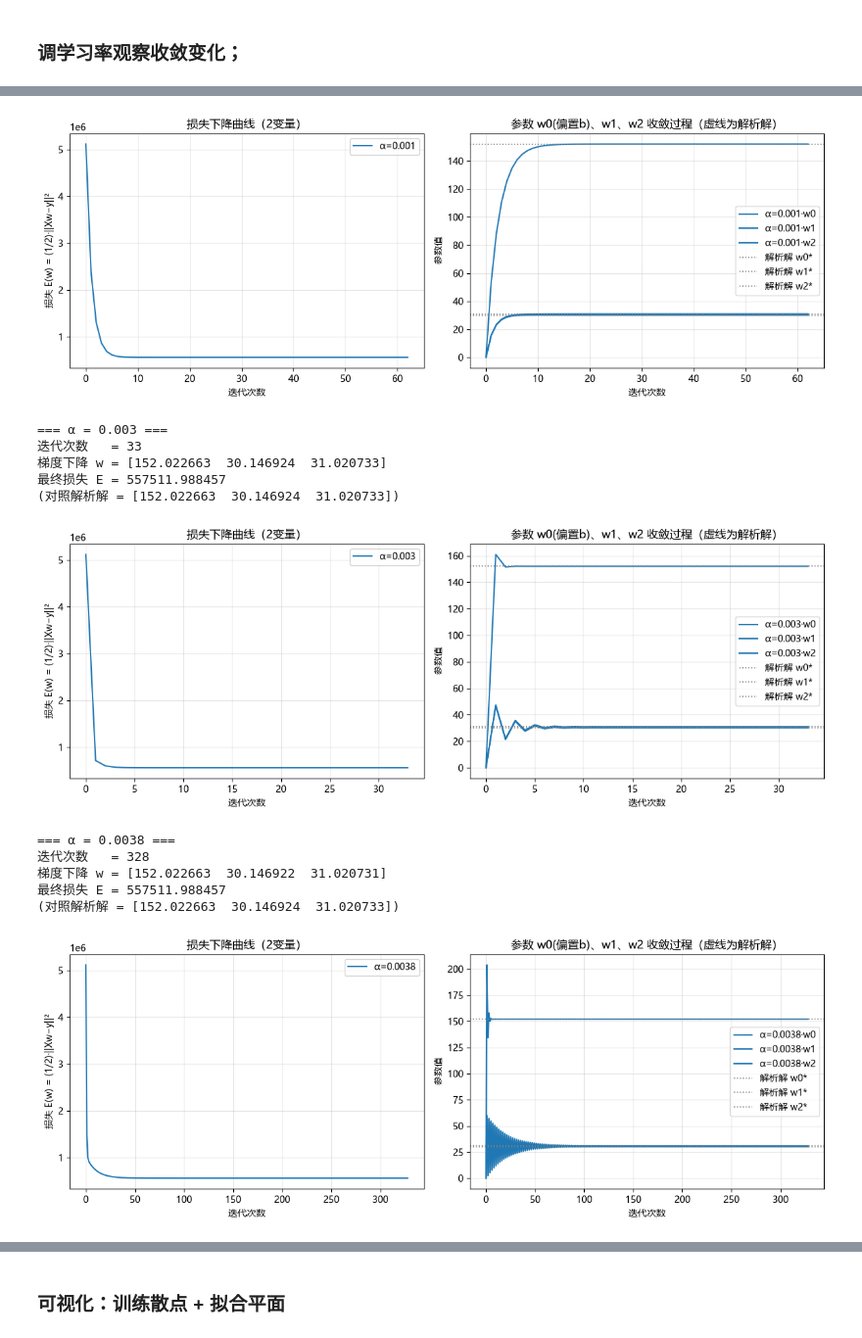
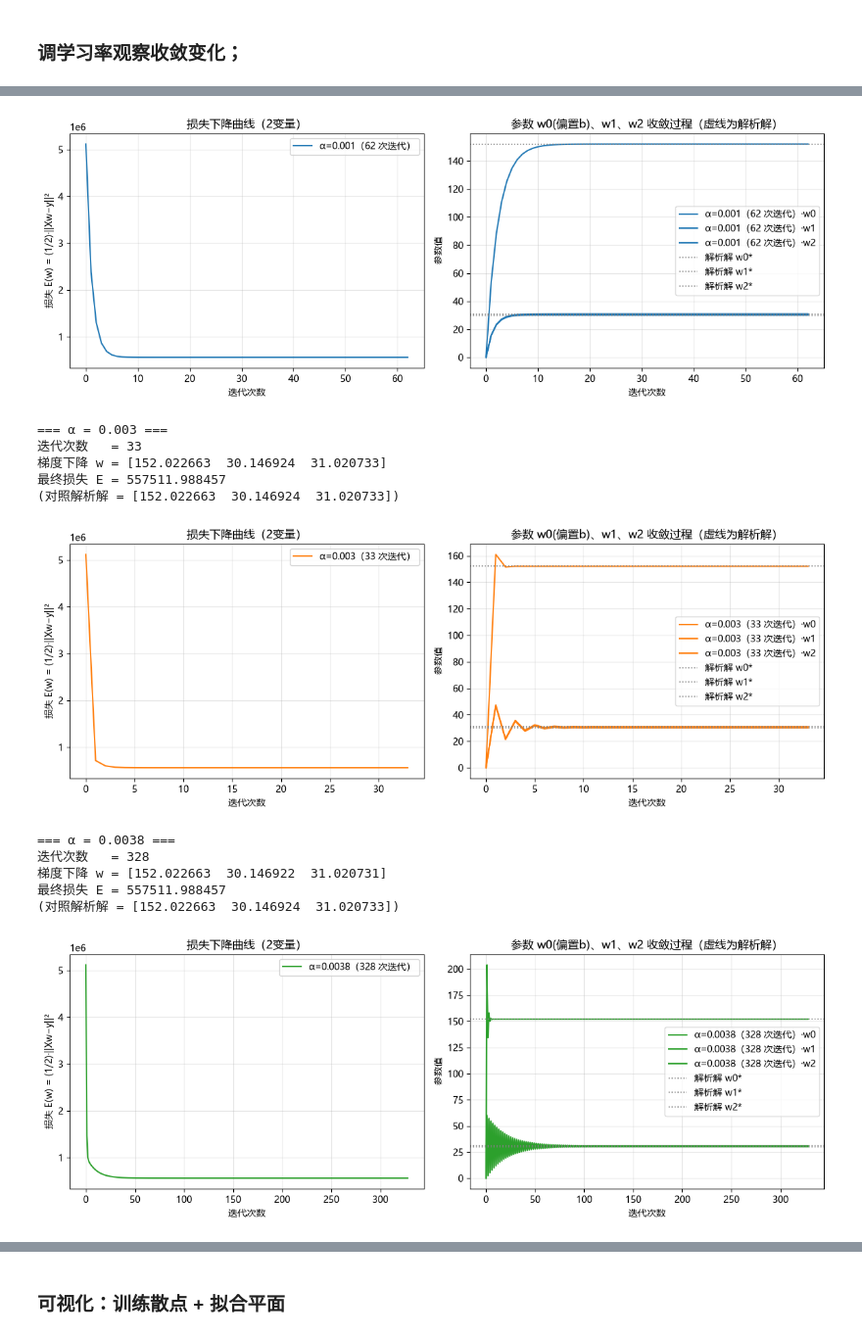
Before and after one commit to Ekko306/ML-2026, a Jupyter notebook: hw_01/hw_01_diabetes.ipynb, the cells around one changed output, grey strips where cells are left out. Shown at 98% size. Cells and saved outputs as stored; diff of their text form; code cells hidden in the pictures.

```diff
--- a/hw_01/hw_01_diabetes.ipynb
+++ b/hw_01/hw_01_diabetes.ipynb
@@ -216,6 +234,7 @@ plot_gd_curves([gd_history],
 learning_rates = [0.0005, 0.003, 0.0055]
 
 histories, labels = [], []
+plot_colors = ['tab:blue', 'tab:orange', 'tab:green']  # 三次展示各用一种颜色
 for i, lr in enumerate(learning_rates):
     w_lr, b_lr, h = gradient_descent(x, y, lr=lr)
     histories.append(h)
@@ -223,7 +242,7 @@ for i, lr in enumerate(learning_rates):
     print(f'α={lr:<6} 迭代 {len(h) - 1:4d} 次 → w={w_lr:.6f}, b={b_lr:.6f}, E={h[-1, 0]:.6f}')
 
     # 三组损失曲线 / 参数收敛曲线同图对比，虚线为解析解
-    plot_gd_curves([histories[i]], [labels[i]], w_star=w, b_star=b)
+    plot_gd_curves([histories[i]], [labels[i]], w_star=w, b_star=b, color=plot_colors[i])
 # %% [output]
 α=0.0005 迭代   96 次 → w=44.234092, b=152.022662, E=692329.309921
 [figure]
@@ -363,7 +389,8 @@ def gradient_descent_vec(X, y, lr=LEARNING_RATE_2V, max_iter=MAX_ITERS_2V, tol=T
     return w, np.array(history)
 
 
-def plot_gd_curves_n(histories, labels, w_star=None):
+def plot_gd_curves_n(histories, labels, w_star=None, color=None,
+                     max_iter=None, figsize=None):
     """绘制多变量梯度下降的损失曲线与各参数收敛曲线（plot_gd_curves 的多变量推广版）。
 
     参数:
@@ -371,15 +398,32 @@ def plot_gd_curves_n(histories, labels, w_star=None):
                    每行 [损失E, w0, w1, …, wn]）
         labels:    list，与 histories 一一对应的标签
         w_star:    可选，解析解参数向量，用于画对照虚线
+        color:     可选，指定本次绘制所用颜色；不传时按 palette 自动取色
+                   （多次单独调用本函数时可各传一种颜色，使各次展示颜色不同）
+        max_iter:  可选，横轴最多展示的迭代次数（只绘制前 max_iter 步，含初始点）
+        figsize:   可选，图幅大小；不传时单条曲线用 (12, 4.5)，多条同图时自动加宽，
+                   适合把多种情况的对比放进同一张图
     """
-    fig, (ax1, ax2) = plt.subplots(1, 2, figsize=(12, 4.5))
-    colors = ['tab:blue', 'tab:orange', 'tab:green', 'tab:red', 'tab:purple']
+    if figsize is None:  # 多条曲线同图（如多组学习率对比）时自动加宽画布
+        figsize = (12, 4.5) if len(histories) == 1 else (16, 5)
+    fig, (ax1, ax2) = plt.subplots(1, 2, figsize=figsize)
+    palette = ['tab:blue', 'tab:orange', 'tab:green', 'tab:red', 'tab:purple']
 
-    for h, lab, c in zip(histories, labels, colors):
+    # 迭代次数多的先画（垫底），收敛快的曲线后画（上层），避免同图对比时被覆盖
+    draw_order = sorted(range(len(histories)), key=lambda k: -len(histories[k]))
+    for i in draw_order:
+        h, lab = histories[i], labels[i]
+        c = color if color is not None else palette[i % len(palette)]
+        if max_iter is not None:  # 只展示前 max_iter 次迭代（含第 0 点初始状态）
+            h = h[:max_iter + 1]
         iters = np.arange(len(h))
         ax1.plot(iters, h[:, 0], color=c, label=lab)
         for j in range(h.shape[1] - 1):                   # 逐个参数画收敛曲线
             ax2.plot(iters, h[:, j + 1], color=c, label=f'{lab}·w{j}')
+
+    if max_iter is not None:  # 横轴聚焦到前 max_iter 次迭代，便于区分快慢收敛
+        ax1.set_xlim(0, max_iter)
+        ax2.set_xlim(0, max_iter)
 
     if w_star is not None:                                # 解析解对照（虚线）
         for j, ws in enumerate(np.atleast_1d(w_star)):
@@ -427,36 +473,40 @@ plot_gd_curves_n([gd_hist_vec], [f'α={LEARNING_RATE_2V}'], w_star=w_vec)
 #   α=0.003  适中 → 平稳收敛（默认值）
 #   α=0.0038 偏大 → 接近稳定上界，参数来回震荡后收敛（超过 0.0039 则发散，可自行验证）
 learning_rates_2v = [0.001, 0.003, 0.0038]
 
-for lr in learning_rates_2v:
+histories_2v, labels_2v = [], []
+plot_colors_2v = ['tab:blue', 'tab:orange', 'tab:green']  # 三次展示各用一种颜色
+for i, lr in enumerate(learning_rates_2v):
     # ---- 训练一组学习率 ----
     w_lr, h_lr = gradient_descent_vec(X, y, lr=lr)
+    histories_2v.append(h_lr)
+    labels_2v.append(f'α={lr}（{len(h_lr) - 1} 次迭代）')
 
     # ---- 打印该组结果 ----
     print(f'=== α = {lr} ===')
     print(f'迭代次数   = {len(h_lr) - 1}')
     print(f'梯度下降 w = {w_lr.round(6)}')
     print(f'最终损失 E = {h_lr[-1, 0]:.6f}')
     print(f'(对照解析解 = {w_vec.round(6)})\n')
 
-    # ---- 单独绘制该组的损失/参数收敛曲线（分三次输出） ----
-    plot_gd_curves_n([h_lr], [f'α={lr}'], w_star=w_vec)
+    # ---- 单独绘制该组的损失/参数收敛曲线（分三次输出，各用一种颜色） ----
+    plot_gd_curves_n([histories_2v[i]], [labels_2v[i]], w_star=w_vec, color=plot_colors_2v[i])
 # %% [output]
 === α = 0.001 ===
 迭代次数   = 62
 梯度下降 w = [152.022663  30.146924  31.020732]
 最终损失 E = 557511.988457
 (对照解析解 = [152.022663  30.146924  31.020733])
-[figure, old version]
+[figure, new version]
 === α = 0.003 ===
 迭代次数   = 33
 梯度下降 w = [152.022663  30.146924  31.020733]
 最终损失 E = 557511.988457
 (对照解析解 = [152.022663  30.146924  31.020733])
-[figure, old version]
+[figure, new version]
 === α = 0.0038 ===
 迭代次数   = 328
 梯度下降 w = [152.022663  30.146922  31.020731]
 最终损失 E = 557511.988457
 (对照解析解 = [152.022663  30.146924  31.020733])
-[figure, old version]
+[figure, new version]
```
Also changed, not shown: parts of 6 cells of this notebook, 3 other files.
